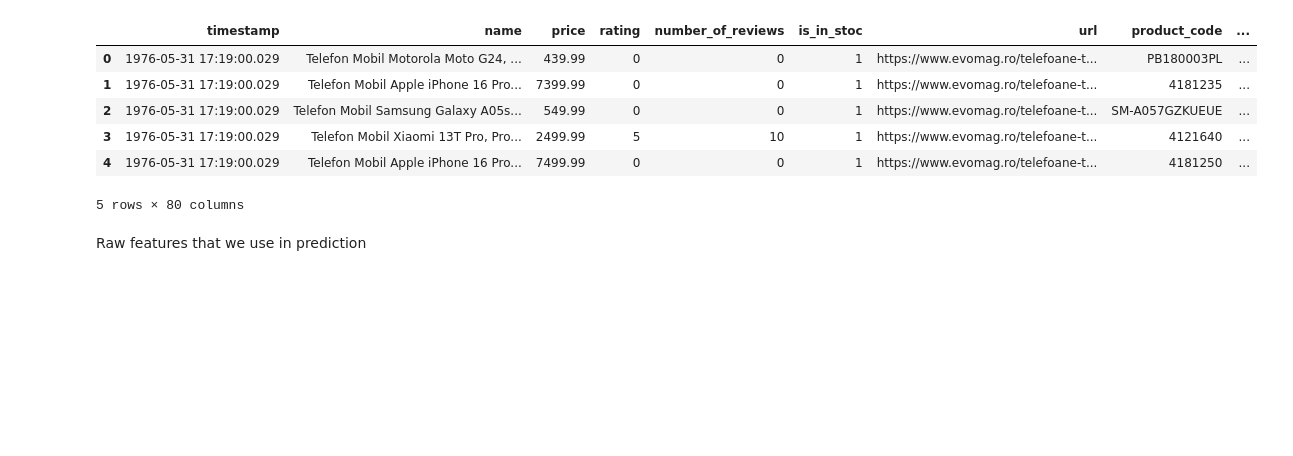
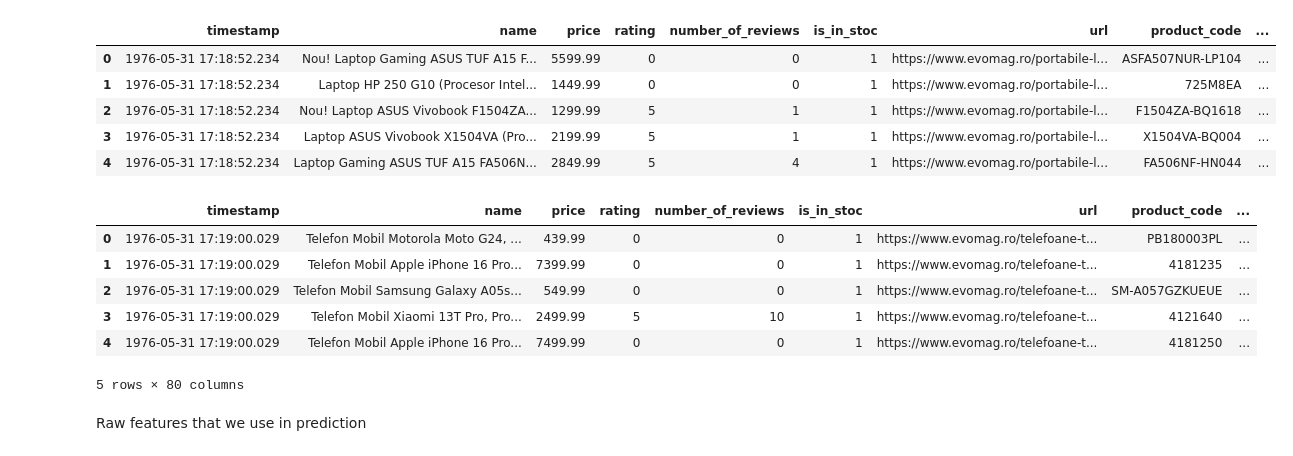
Before and after one commit to CazaceanuOctavian/licenta-remastered, a Jupyter notebook: regression/regression_implementation.ipynb, the cells around one changed output. Drawn from its saved outputs; the diff is of its cells as text; code cells hidden in the pictures; blank space fills up the shorter version.

```diff
--- a/regression/regression_implementation.ipynb
+++ b/regression/regression_implementation.ipynb
@@ -4,6 +4,14 @@ from pandas import json_normalize
 from sklearn.ensemble import RandomForestRegressor
 # %%
 df = pd.read_json('datasets/evomag_2024_11_13.json')
+df.head()
+# %% [output]
+|  | timestamp | name | price | rating | number_of_reviews | is_in_stoc | url | product_code | ... |
+| 0 | 1976-05-31 17:18:52.234 | Nou! Laptop Gaming ASUS TUF A15 F... | 5599.99 | 0 | 0 | 1 | https://www.evomag.ro/portabile-l... | ASFA507NUR-LP104 | ... |
+| 1 | 1976-05-31 17:18:52.234 | Laptop HP 250 G10 (Procesor Intel... | 1449.99 | 0 | 0 | 1 | https://www.evomag.ro/portabile-l... | 725M8EA | ... |
+| 2 | 1976-05-31 17:18:52.234 | Nou! Laptop ASUS Vivobook F1504ZA... | 1299.99 | 5 | 1 | 1 | https://www.evomag.ro/portabile-l... | F1504ZA-BQ1618 | ... |
+| 3 | 1976-05-31 17:18:52.234 | Laptop ASUS Vivobook X1504VA (Pro... | 2199.99 | 5 | 1 | 1 | https://www.evomag.ro/portabile-l... | X1504VA-BQ004 | ... |
+| 4 | 1976-05-31 17:18:52.234 | Laptop Gaming ASUS TUF A15 FA506N... | 2849.99 | 5 | 4 | 1 | https://www.evomag.ro/portabile-l... | FA506NF-HN044 | ... |
 # %%
 def extract_smartphones(df):
     """
```
Also changed, not shown: parts of 3 cells of this notebook, 6 other files.
